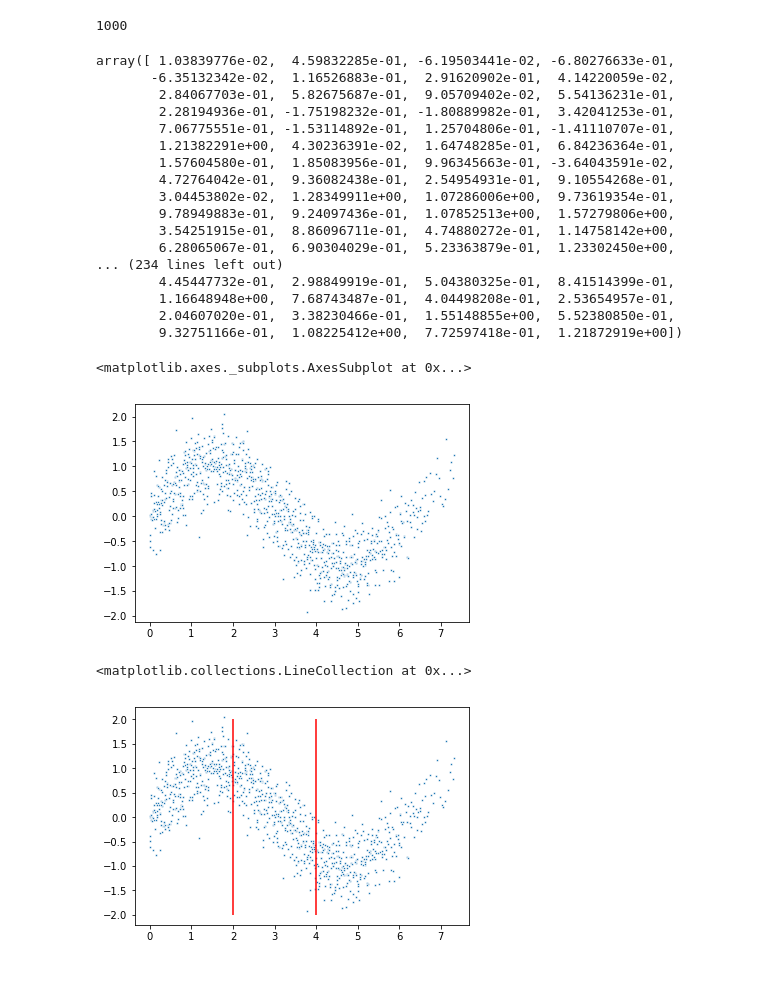
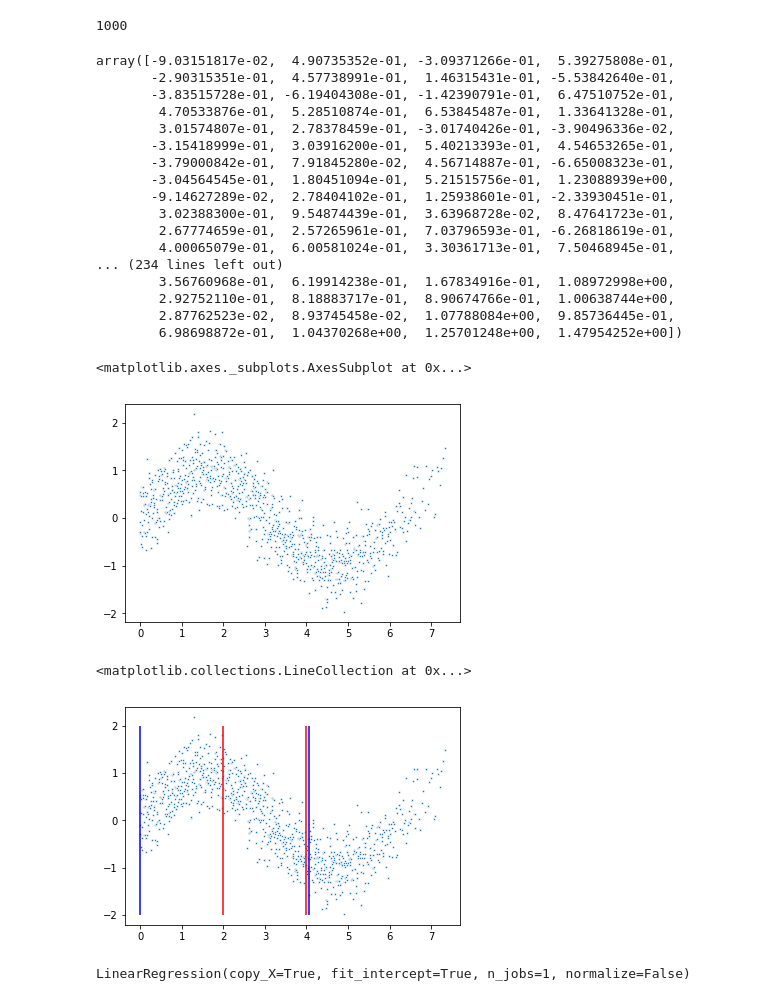
Before and after one commit to kookoowaa/Algorithms, a Jupyter notebook: Study/Untitled.ipynb, the cells around one changed output. Cells and saved outputs as stored; diff of their text form; code cells hidden in the pictures.

```diff
--- a/Study/Untitled.ipynb
+++ b/Study/Untitled.ipynb
@@ -13,40 +13,45 @@ tx = x
 for i in range(4):
     x = np.dot(x,1.1)
     tx.extend(x)
+tx.sort()
 # %%
 len(tx)
 # %% [output]
 1000
+# %%
+tx = np.array(tx)
 # %%
 ty = randomSin(tx)
 ty
 # %% [output]
-array([ 1.03839776e-02,  4.59832285e-01, -6.19503441e-02, -6.80276633e-01,
-       -6.35132342e-02,  1.16526883e-01,  2.91620902e-01,  4.14220059e-02,
-        2.84067703e-01,  5.82675687e-01,  9.05709402e-02,  5.54136231e-01,
-        2.28194936e-01, -1.75198232e-01, -1.80889982e-01,  3.42041253e-01,
-        7.06775551e-01, -1.53114892e-01,  1.25704806e-01, -1.41110707e-01,
-        1.21382291e+00,  4.30236391e-02,  1.64748285e-01,  6.84236364e-01,
-        1.57604580e-01,  1.85083956e-01,  9.96345663e-01, -3.64043591e-02,
-        4.72764042e-01,  9.36082438e-01,  2.54954931e-01,  9.10554268e-01,
-        3.04453802e-02,  1.28349911e+00,  1.07286006e+00,  9.73619354e-01,
-        9.78949883e-01,  9.24097436e-01,  1.07852513e+00,  1.57279806e+00,
-        3.54251915e-01,  8.86096711e-01,  4.74880272e-01,  1.14758142e+00,
-        6.28065067e-01,  6.90304029e-01,  5.23363879e-01,  1.23302450e+00,
+array([-9.03151817e-02,  4.90735352e-01, -3.09371266e-01,  5.39275808e-01,
+       -2.90315351e-01,  4.57738991e-01,  1.46315431e-01, -5.53842640e-01,
+       -3.83515728e-01, -6.19404308e-01, -1.42390791e-01,  6.47510752e-01,
+        4.70533876e-01,  5.28510874e-01,  6.53845487e-01,  1.33641328e-01,
+        3.01574807e-01,  2.78378459e-01, -3.01740426e-01, -3.90496336e-02,
+       -3.15418999e-01,  3.03916200e-01,  5.40213393e-01,  4.54653265e-01,
+       -3.79000842e-01,  7.91845280e-02,  4.56714887e-01, -6.65008323e-01,
+       -3.04564545e-01,  1.80451094e-01,  5.21515756e-01,  1.23088939e+00,
+       -9.14627289e-02,  2.78404102e-01,  1.25938601e-01, -2.33930451e-01,
+        3.02388300e-01,  9.54874439e-01,  3.63968728e-02,  8.47641723e-01,
+        2.67774659e-01,  2.57265961e-01,  7.03796593e-01, -6.26818619e-01,
+        4.00065079e-01,  6.00581024e-01,  3.30361713e-01,  7.50468945e-01,
 ... (234 lines left out)
-        4.45447732e-01,  2.98849919e-01,  5.04380325e-01,  8.41514399e-01,
-        1.16648948e+00,  7.68743487e-01,  4.04498208e-01,  2.53654957e-01,
-        2.04607020e-01,  3.38230466e-01,  1.55148855e+00,  5.52380850e-01,
-        9.32751166e-01,  1.08225412e+00,  7.72597418e-01,  1.21872919e+00])
+        3.56760968e-01,  6.19914238e-01,  1.67834916e-01,  1.08972998e+00,
+        2.92752110e-01,  8.18883717e-01,  8.90674766e-01,  1.00638744e+00,
+        2.87762523e-02,  8.93745458e-02,  1.07788084e+00,  9.85736445e-01,
+        6.98698872e-01,  1.04370268e+00,  1.25701248e+00,  1.47954252e+00])
 # %%
 sns.scatterplot(tx, ty, s=6)
 # %% [output]
 <matplotlib.axes._subplots.AxesSubplot at 0x...>
-[figure, old version]
+[figure, new version]
 # %%
 sns.scatterplot(tx, ty, s=6)
 plt.vlines(x=2, ymin = -2, ymax=2, colors='red')
 plt.vlines(x=4, ymin=-2, ymax=2, colors = 'red')
+plt.vlines(x=0, ymin = -2, ymax=2, colors='blue')
+plt.vlines(x=4.05, ymin=-2, ymax=2, colors = 'blue')
 # %% [output]
 <matplotlib.collections.LineCollection at 0x...>
-[figure, old version]
+[figure, new version]
@@ -52,0 +77,5 @@ plt.vlines(x=4, ymin=-2, ymax=2, colors = 'red')
+# %%
+modelR.fit(tSetR, tyR)
+modelB.fit(tSetB, tyB)
+# %% [output]
+LinearRegression(copy_X=True, fit_intercept=True, n_jobs=1, normalize=False)
```
Also changed, not shown: parts of 14 cells of this notebook.
